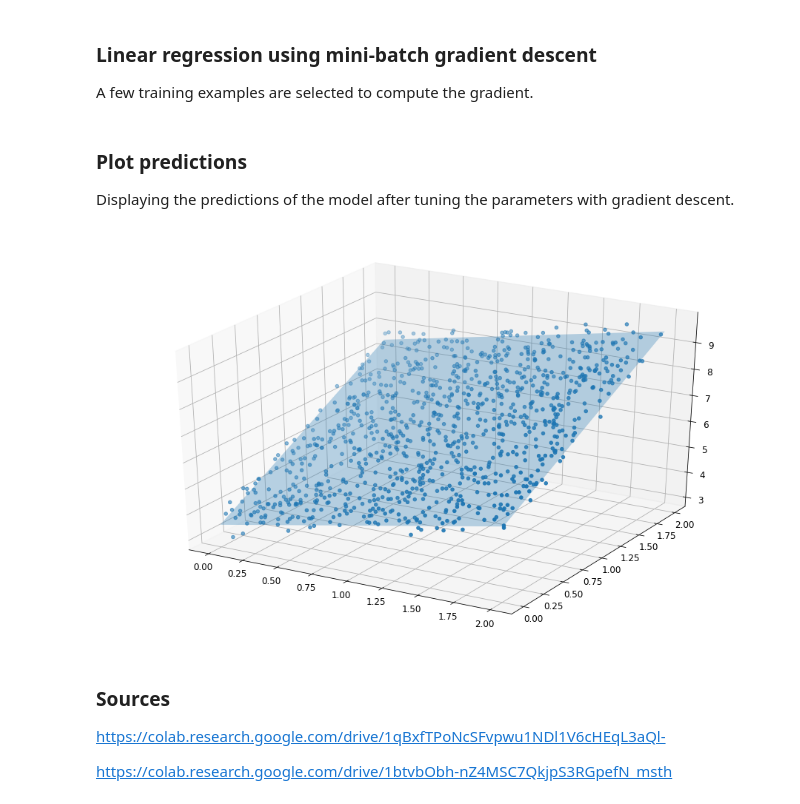
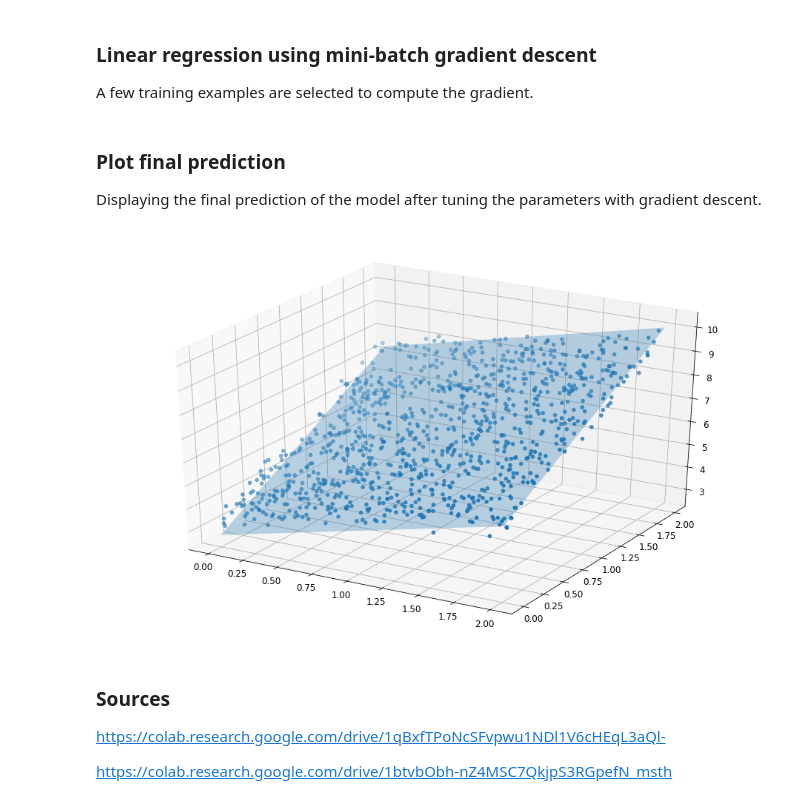
Before and after one commit to ayberkcorp/cap4630-artificial_intelligence, a Jupyter notebook: HW_2/Problem2.ipynb, the cells around one changed output. Saved outputs shown, nothing was run; the diff lists cells and outputs as text; code cells hidden in the pictures.

```diff
--- a/HW_2/Problem2.ipynb
+++ b/HW_2/Problem2.ipynb
@@ -47,13 +47,11 @@ epochs = 20
 lr = 0.01
 # initial random weight
 np.random.seed(42)
-weight = np.random.randn(3, 1)
-
-weight_path_mgd = []
-batch_size = 4
+weights = np.random.randn(3, 1)
+# batch size
+batch_size = 40
 
 # mini-batch gradient descent
-weight_path_mgd.append(weight)
 for epoch in range(epochs):
     shuffled_indices = np.random.permutation(m)
     X_b_shuffled = X_b[shuffled_indices]
@@ -61,26 +59,25 @@ for epoch in range(epochs):
     for i in range(0, m, batch_size):
         xi = X_b_shuffled[i:i+batch_size]
         yi = y_shuffled[i:i+batch_size]
-        gradient = 1 / batch_size * xi.T.dot(xi.dot(weight) - yi)
-        weight = weight - lr * gradient
-        weight_path_mgd.append(weight)
+        gradient = 1 / batch_size * xi.T.dot(xi.dot(weights) - yi)
+        weights = weights - lr * gradient
 # %% [markdown]
-### Plot predictions
+### Plot final prediction
 
-Displaying the predictions of the model after tuning the parameters with gradient descent.
+Displaying the final prediction of the model after tuning the parameters with gradient descent.
 # %%
 plt.figure(figsize=(16, 10))
 ax = plt.axes(projection='3d')
 ax.scatter3D(x1, x2, y)
 
 x = np.linspace(0, 2, 2)
 y = np.linspace(0, 2, 2)
 
 x_1, y_1 = np.meshgrid(x, y)
-y_prediction = weight[1] * x_1 + weight[2] * y_1 + weight[0]
+y_prediction = weights[1] * x_1 + weights[2] * y_1 + weights[0]
 ax.plot_surface(x_1, y_1, y_prediction, alpha=0.3);
 # %% [output]
-[figure, old version]
+[figure, new version]
 # %% [markdown]
 ### Sources
 
```
Also changed, not shown: parts of 1 cell of this notebook.
